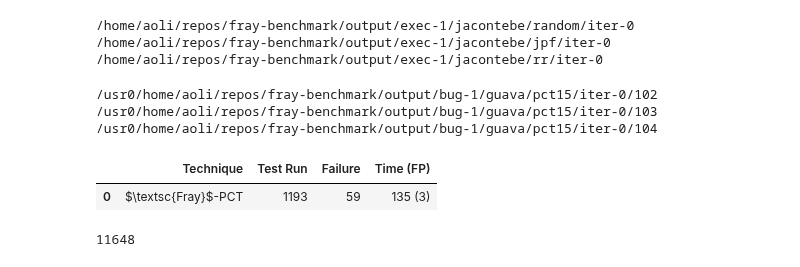
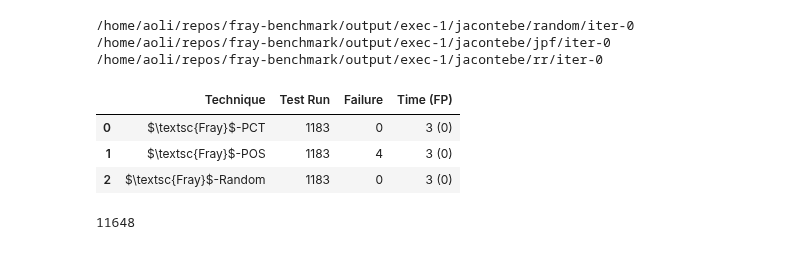
Before and after one commit to cmu-pasta/fray-benchmark, a Jupyter notebook: fray_benchmark/visualizer/playground.ipynb, the cells around one changed output. Cells and saved outputs as stored; diff of their text form; code cells hidden in the pictures.

```diff
--- a/fray_benchmark/visualizer/playground.ipynb
+++ b/fray_benchmark/visualizer/playground.ipynb
@@ -74,16 +76,15 @@ for bench in suite.benchmarks:
 /home/aoli/repos/fray-benchmark/output/exec-1/jacontebe/jpf/iter-0
 /home/aoli/repos/fray-benchmark/output/exec-1/jacontebe/rr/iter-0
 # %%
-suite = BenchmarkSuite(["/usr0/home/aoli/repos/fray-benchmark/output/bug-1/guava"])
+suite = BenchmarkSuite(["/usr0/home/aoli/repos/fray-benchmark/output/bug-1/lucene"])
 for bench in suite.benchmarks:
     bench.to_csv()
 suite.generate_bug_table()
 # %% [output]
-/usr0/home/aoli/repos/fray-benchmark/output/bug-1/guava/pct15/iter-0/102
-/usr0/home/aoli/repos/fray-benchmark/output/bug-1/guava/pct15/iter-0/103
-/usr0/home/aoli/repos/fray-benchmark/output/bug-1/guava/pct15/iter-0/104
 |  | Technique | Test Run | Failure | Time (FP) |
-| 0 | $\textsc{Fray}$-PCT | 1193 | 59 | 135 (3) |
+| 0 | $\textsc{Fray}$-PCT | 1183 | 0 | 3 (0) |
+| 1 | $\textsc{Fray}$-POS | 1183 | 4 | 3 (0) |
+| 2 | $\textsc{Fray}$-Random | 1183 | 0 | 3 (0) |
 # %%
 import pandas as pd
 suite = BenchmarkSuite([
```
Also changed, not shown: parts of 4 cells of this notebook, 4 other files.
